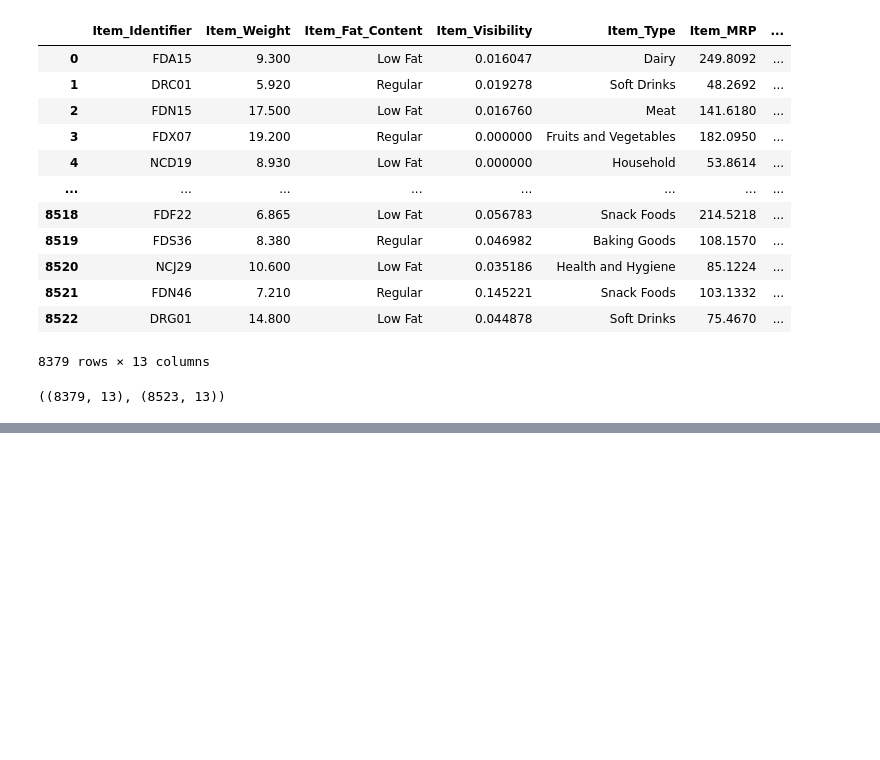
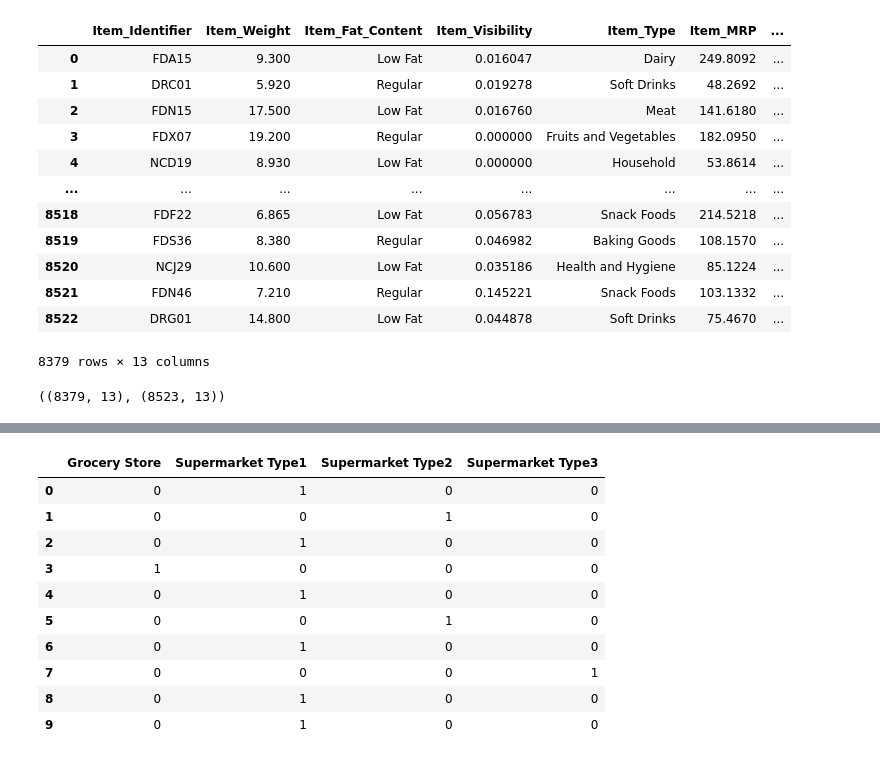
Before and after one commit to dikshantsharma12/Machine-Learning, a Jupyter notebook: Machine Learing Certification course/Bigmart Sales Pridiction.ipynb, the cells around one changed output, grey strips where cells are left out. Cells and saved outputs as stored; diff of their text form; code cells hidden in the pictures; blank space fills up the shorter version.

```diff
--- a/Machine Learing Certification course/Bigmart Sales Pridiction.ipynb
+++ b/Machine Learing Certification course/Bigmart Sales Pridiction.ipynb
@@ -134,0 +183,15 @@ filt_train.shape,train.shape
+# %%
+dummy= pd.get_dummies(train["Outlet_Type"])
+dummy.head(10)
+# %% [output]
+|  | Grocery Store | Supermarket Type1 | Supermarket Type2 | Supermarket Type3 |
+| 0 | 0 | 1 | 0 | 0 |
+| 1 | 0 | 0 | 1 | 0 |
+| 2 | 0 | 1 | 0 | 0 |
+| 3 | 1 | 0 | 0 | 0 |
+| 4 | 0 | 1 | 0 | 0 |
+| 5 | 0 | 0 | 1 | 0 |
+| 6 | 0 | 1 | 0 | 0 |
+| 7 | 0 | 0 | 0 | 1 |
+| 8 | 0 | 1 | 0 | 0 |
+| 9 | 0 | 1 | 0 | 0 |
```
Also changed, not shown: parts of 41 cells of this notebook.
